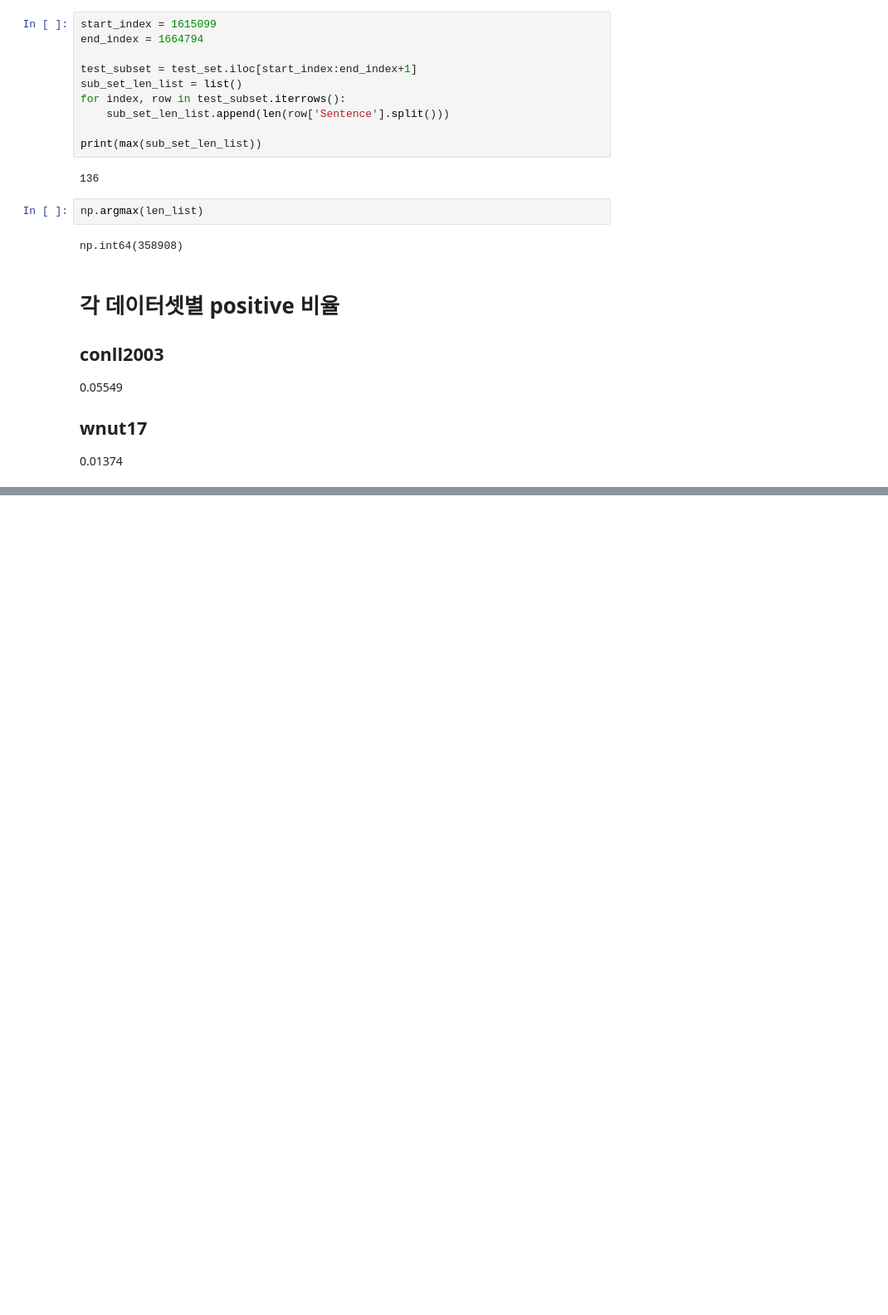
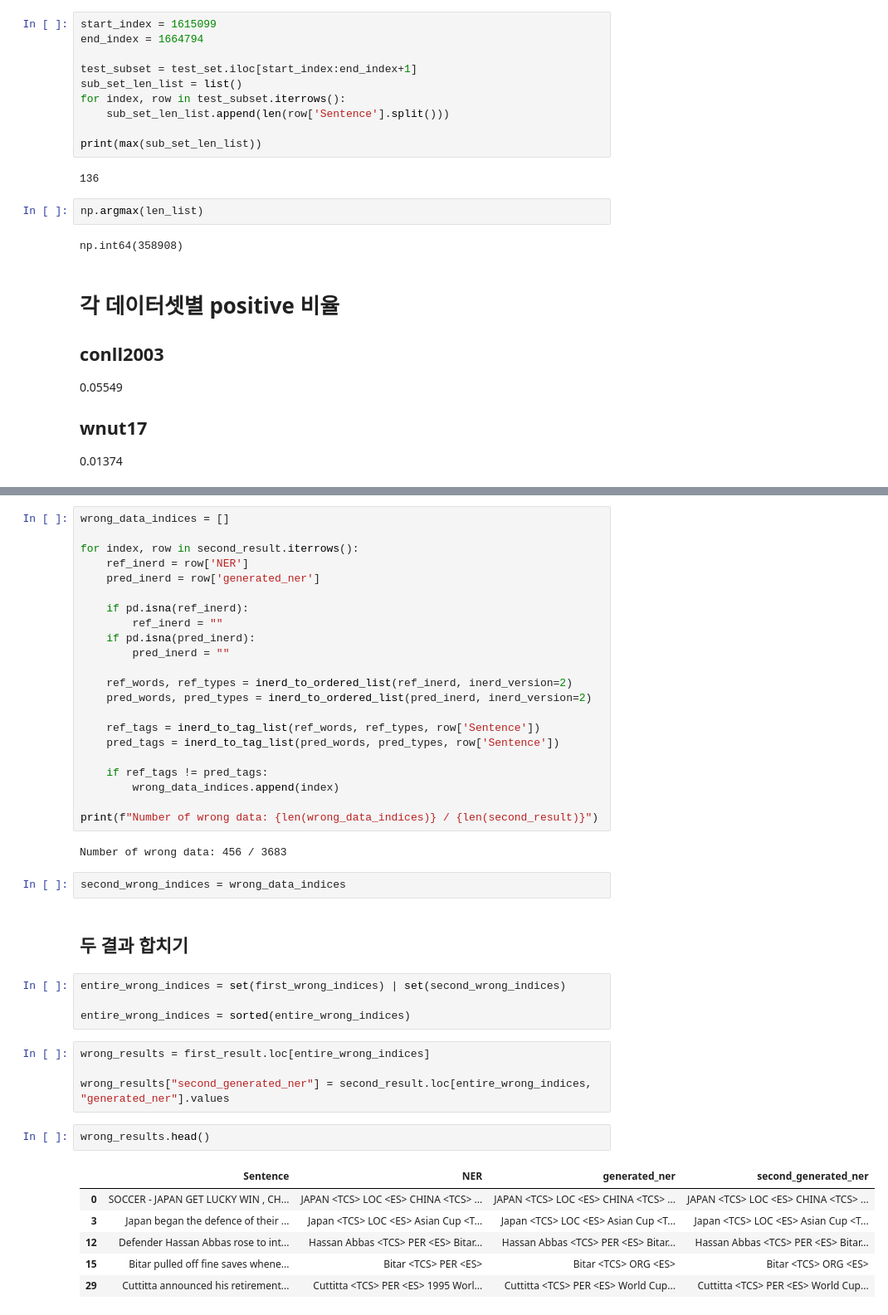
Before and after one commit to BlessingDev/NER-s2s, a Jupyter notebook: analysis/analysis1.ipynb, the cells around one changed output, grey strips where cells are left out. Shown at 83% size. Saved outputs shown, nothing was run; the diff lists cells and outputs as text; blank space fills up the shorter version.

```diff
--- a/analysis/analysis1.ipynb
+++ b/analysis/analysis1.ipynb
@@ -304,0 +716,45 @@ np.int64(358908)
+# %%
+wrong_data_indices = []
+
+for index, row in second_result.iterrows():
+    ref_inerd = row['NER']
+    pred_inerd = row['generated_ner']
+
+    if pd.isna(ref_inerd):
+        ref_inerd = ""
+    if pd.isna(pred_inerd):
+        pred_inerd = ""
+
+    ref_words, ref_types = inerd_to_ordered_list(ref_inerd, inerd_version=2)
+    pred_words, pred_types = inerd_to_ordered_list(pred_inerd, inerd_version=2)
+
+    ref_tags = inerd_to_tag_list(ref_words, ref_types, row['Sentence'])
+    pred_tags = inerd_to_tag_list(pred_words, pred_types, row['Sentence'])
+
+    if ref_tags != pred_tags:
+        wrong_data_indices.append(index)
+
+print(f"Number of wrong data: {len(wrong_data_indices)} / {len(second_result)}")
+# %% [output]
+Number of wrong data: 456 / 3683
+# %%
+second_wrong_indices = wrong_data_indices
+# %% [markdown]
+## 두 결과 합치기
+# %%
+entire_wrong_indices = set(first_wrong_indices) | set(second_wrong_indices)
+
+entire_wrong_indices = sorted(entire_wrong_indices)
+# %%
+wrong_results = first_result.loc[entire_wrong_indices]
+
+wrong_results["second_generated_ner"] = second_result.loc[entire_wrong_indices, "generated_ner"].values
+# %%
+wrong_results.head()
+# %% [output]
+|  | Sentence | NER | generated_ner | second_generated_ner |
+| 0 | SOCCER - JAPAN GET LUCKY WIN , CH... | JAPAN <TCS> LOC <ES> CHINA <TCS> ... | JAPAN <TCS> LOC <ES> CHINA <TCS> ... | JAPAN <TCS> LOC <ES> CHINA <TCS> ... |
+| 3 | Japan began the defence of their ... | Japan <TCS> LOC <ES> Asian Cup <T... | Japan <TCS> LOC <ES> Asian Cup <T... | Japan <TCS> LOC <ES> Asian Cup <T... |
+| 12 | Defender Hassan Abbas rose to int... | Hassan Abbas <TCS> PER <ES> Bitar... | Hassan Abbas <TCS> PER <ES> Bitar... | Hassan Abbas <TCS> PER <ES> Bitar... |
+| 15 | Bitar pulled off fine saves whene... | Bitar <TCS> PER <ES> | Bitar <TCS> ORG <ES> | Bitar <TCS> ORG <ES> |
+| 29 | Cuttitta announced his retirement... | Cuttitta <TCS> PER <ES> 1995 Worl... | Cuttitta <TCS> PER <ES> World Cup... | Cuttitta <TCS> PER <ES> World Cup... |
```
Also changed, not shown: parts of 66 cells of this notebook, 37 other files.
